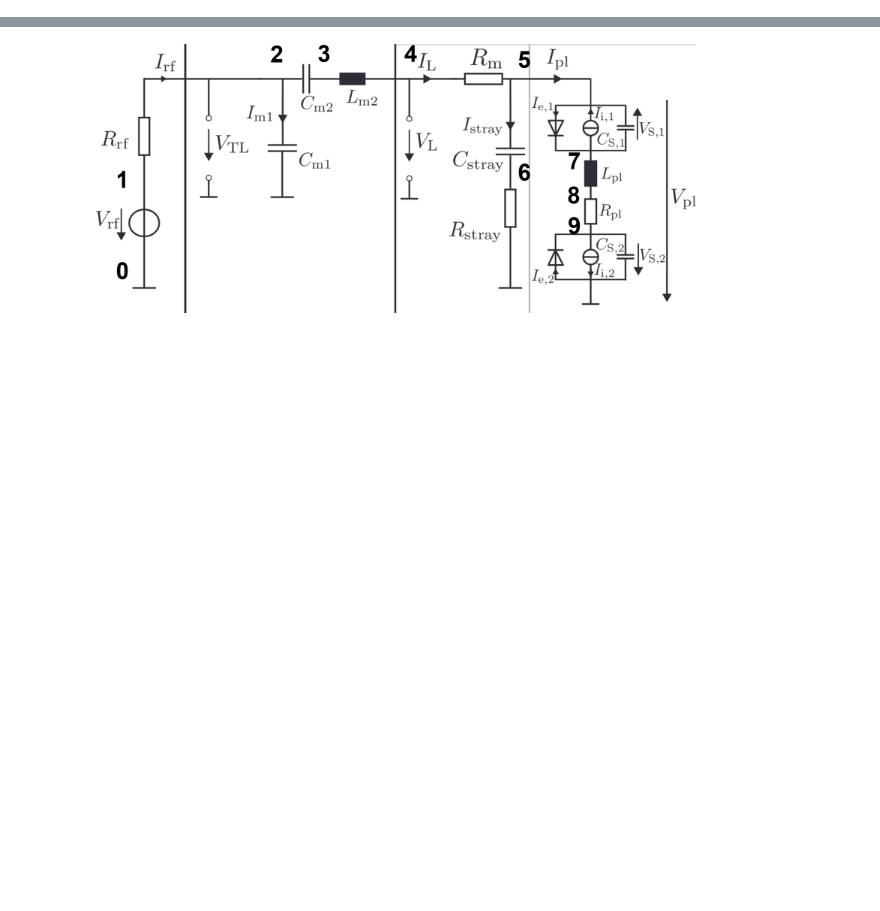
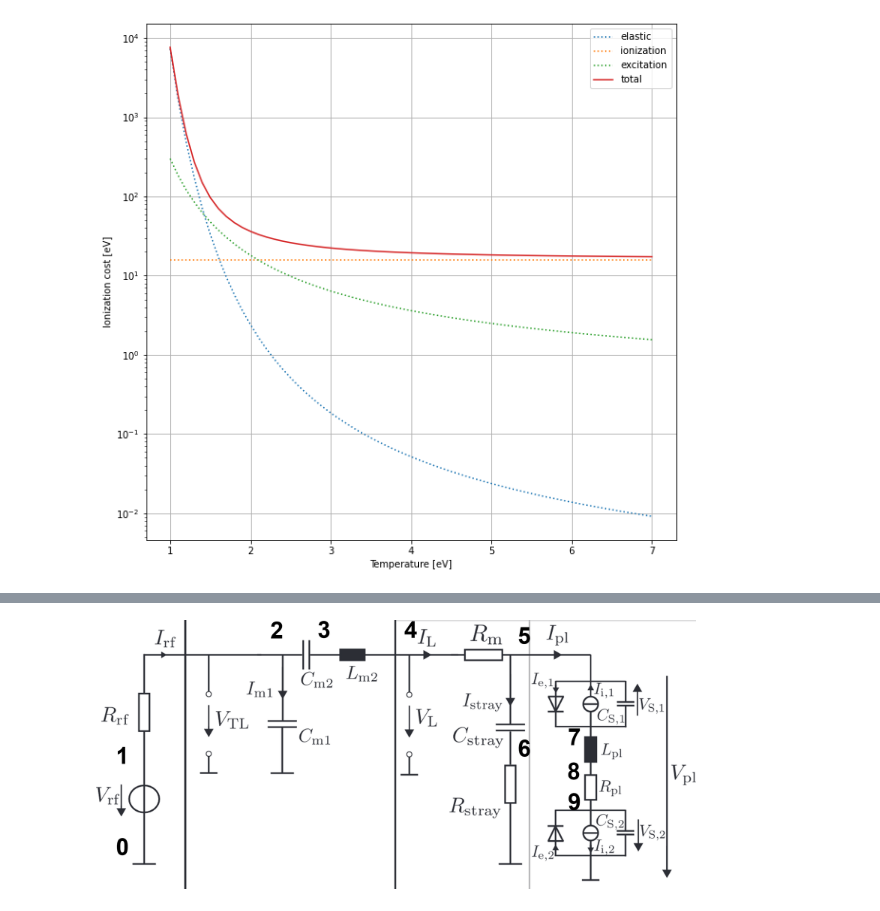
Before and after one commit to dsamsonov1/rf_plasma_impedance, a Jupyter notebook: rf_discharge_2.ipynb, the cells around one changed output, grey strips where cells are left out. Drawn from its saved outputs; the diff is of its cells as text; code cells hidden in the pictures; blank space fills up the shorter version.

```diff
--- a/rf_discharge_2.ipynb
+++ b/rf_discharge_2.ipynb
@@ -77,0 +125,21 @@ timestep_output = Tf/sim_periods_div    # Шаг, с которым будет
+# %%
+eps_ex = 11.5
+eps_el = 3*me*Te/Mi
+eps_iz = 15.76 # Энергия ионизации Ar [eV]
+
+def eps_c_novec(Te):
+    return eps_iz + (Kel(Te)*eps_el + Kex(Te)*eps_ex)/Kiz(Te)
+eps_c = np.vectorize(eps_c_novec, otypes=[float])
+
+plt.figure(figsize=(10, 10))
+plt.plot(en_range, (Kel(en_range)*eps_el)/Kiz(en_range), linestyle=':', label = 'elastic')
+plt.plot(en_range, eps_iz*np.ones(en_range.size), linestyle=':', label = 'ionization')
+plt.plot(en_range, (Kex(en_range)*eps_ex)/Kiz(en_range), linestyle=':', label = 'excitation')
+plt.plot(en_range, eps_c(en_range), label = 'total')
+plt.yscale('log')
+plt.xlabel('Temperature [eV]')
+plt.ylabel('Ionization cost [eV]')
+plt.legend()
+plt.grid()
+# %% [output]
+[figure, added]
```
Also changed, not shown: parts of 20 cells of this notebook.
